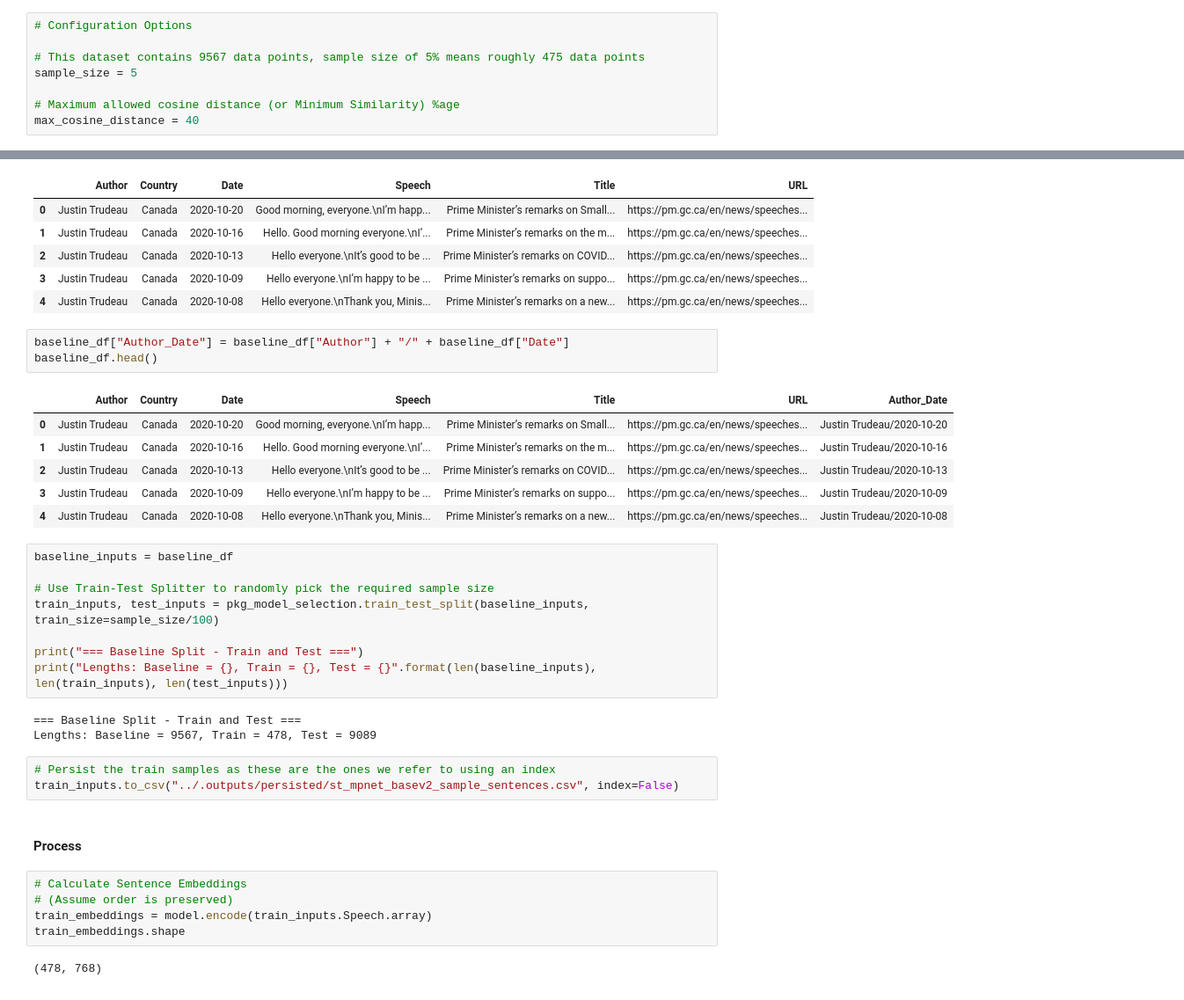
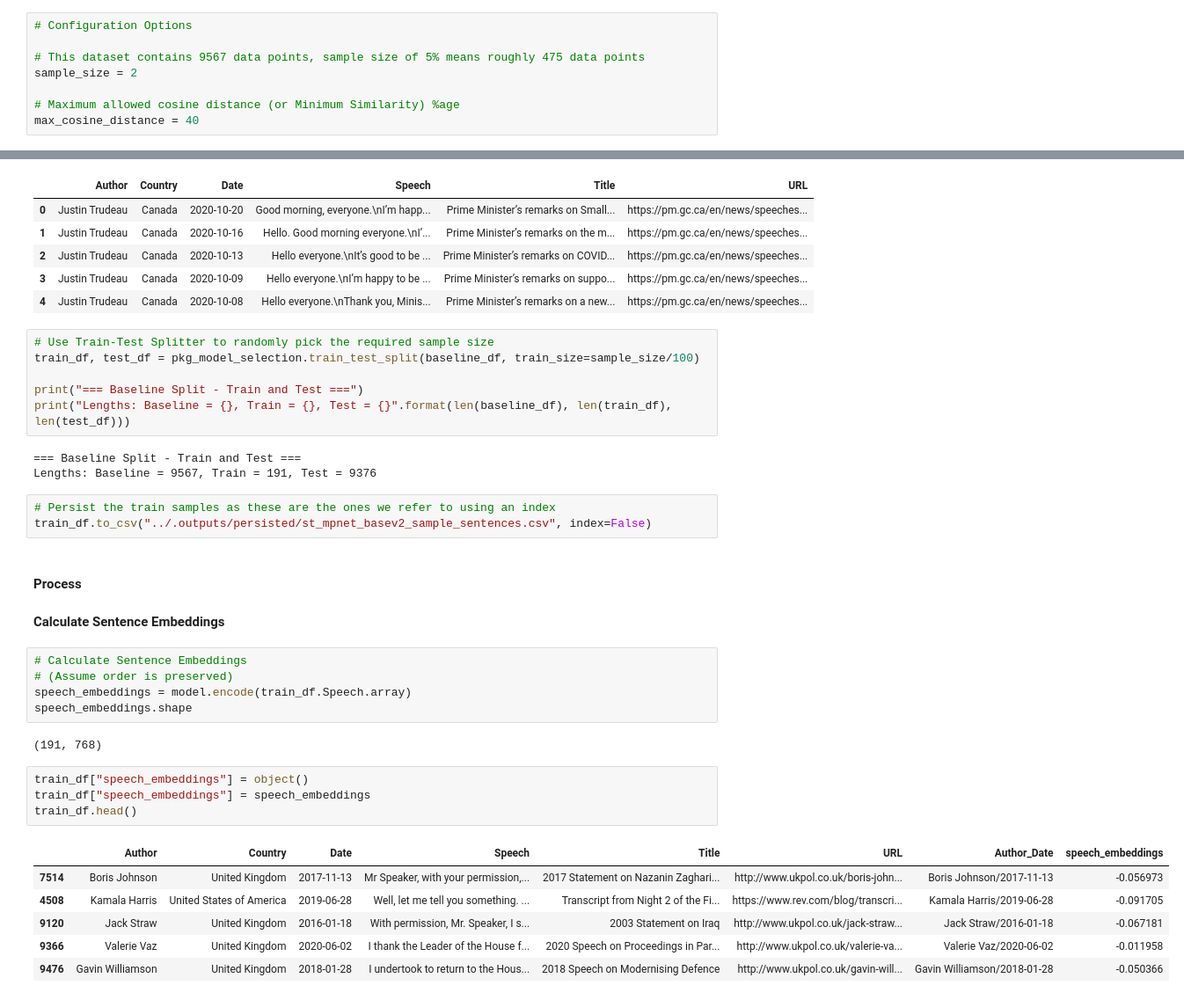
Before and after one commit to laxmilearn/ml_playground, a Jupyter notebook: src/st_mpnet_basev2_play.ipynb, the cells around one changed output, grey strips where cells are left out. Shown at 88% size. Drawn from its saved outputs; the diff is of its cells as text.

```diff
--- a/src/st_mpnet_basev2_play.ipynb
+++ b/src/st_mpnet_basev2_play.ipynb
@@ -68,7 +69,7 @@ Cosine Similiarity: 0.553466796875 for sentence = People having fun, laughing ou
 # Configuration Options
 
 # This dataset contains 9567 data points, sample size of 5% means roughly 475 data points
-sample_size = 5
+sample_size = 2
 
 # Maximum allowed cosine distance (or Minimum Similarity) %age
 max_cosine_distance = 40
@@ -82,36 +83,37 @@ baseline_df.head()
 | 2 | Justin Trudeau | Canada | 2020-10-13 | Hello everyone.\nIt’s good to be ... | Prime Minister’s remarks on COVID... | https://pm.gc.ca/en/news/speeches... |
 | 3 | Justin Trudeau | Canada | 2020-10-09 | Hello everyone.\nI’m happy to be ... | Prime Minister’s remarks on suppo... | https://pm.gc.ca/en/news/speeches... |
 | 4 | Justin Trudeau | Canada | 2020-10-08 | Hello everyone.\nThank you, Minis... | Prime Minister’s remarks on a new... | https://pm.gc.ca/en/news/speeches... |
-# %%
-baseline_df["Author_Date"] = baseline_df["Author"] + "/" + baseline_df["Date"]
-baseline_df.head()
-# %% [output]
-|  | Author | Country | Date | Speech | Title | URL | Author_Date |
-| 0 | Justin Trudeau | Canada | 2020-10-20 | Good morning, everyone.\nI’m happ... | Prime Minister’s remarks on Small... | https://pm.gc.ca/en/news/speeches... | Justin Trudeau/2020-10-20 |
-| 1 | Justin Trudeau | Canada | 2020-10-16 | Hello. Good morning everyone.\nI’... | Prime Minister’s remarks on the m... | https://pm.gc.ca/en/news/speeches... | Justin Trudeau/2020-10-16 |
-| 2 | Justin Trudeau | Canada | 2020-10-13 | Hello everyone.\nIt’s good to be ... | Prime Minister’s remarks on COVID... | https://pm.gc.ca/en/news/speeches... | Justin Trudeau/2020-10-13 |
-| 3 | Justin Trudeau | Canada | 2020-10-09 | Hello everyone.\nI’m happy to be ... | Prime Minister’s remarks on suppo... | https://pm.gc.ca/en/news/speeches... | Justin Trudeau/2020-10-09 |
-| 4 | Justin Trudeau | Canada | 2020-10-08 | Hello everyone.\nThank you, Minis... | Prime Minister’s remarks on a new... | https://pm.gc.ca/en/news/speeches... | Justin Trudeau/2020-10-08 |
 # %%
-baseline_inputs = baseline_df
-
 # Use Train-Test Splitter to randomly pick the required sample size
-train_inputs, test_inputs = pkg_model_selection.train_test_split(baseline_inputs, train_size=sample_size/100)
+train_df, test_df = pkg_model_selection.train_test_split(baseline_df, train_size=sample_size/100)
 
 print("=== Baseline Split - Train and Test ===")
-print("Lengths: Baseline = {}, Train = {}, Test = {}".format(len(baseline_inputs), len(train_inputs), len(test_inputs)))
+print("Lengths: Baseline = {}, Train = {}, Test = {}".format(len(baseline_df), len(train_df), len(test_df)))
 # %% [output]
 === Baseline Split - Train and Test ===
-Lengths: Baseline = 9567, Train = 478, Test = 9089
+Lengths: Baseline = 9567, Train = 191, Test = 9376
 # %%
 # Persist the train samples as these are the ones we refer to using an index
-train_inputs.to_csv("../.outputs/persisted/st_mpnet_basev2_sample_sentences.csv", index=False)
+train_df.to_csv("../.outputs/persisted/st_mpnet_basev2_sample_sentences.csv", index=False)
 # %% [markdown]
 #### Process
+# %% [markdown]
+**Calculate Sentence Embeddings**
 # %%
 # Calculate Sentence Embeddings
 # (Assume order is preserved)
-train_embeddings = model.encode(train_inputs.Speech.array)
-train_embeddings.shape
+speech_embeddings = model.encode(train_df.Speech.array)
+speech_embeddings.shape
 # %% [output]
-(478, 768)
+(191, 768)
+# %%
+train_df["speech_embeddings"] = object()
+train_df["speech_embeddings"] = speech_embeddings
+train_df.head()
+# %% [output]
+|  | Author | Country | Date | Speech | Title | URL | Author_Date | speech_embeddings |
+| 7514 | Boris Johnson | United Kingdom | 2017-11-13 | Mr Speaker, with your permission,... | 2017 Statement on Nazanin Zaghari... | http://www.ukpol.co.uk/boris-john... | Boris Johnson/2017-11-13 | -0.056973 |
+| 4508 | Kamala Harris | United States of America | 2019-06-28 | Well, let me tell you something. ... | Transcript from Night 2 of the Fi... | https://www.rev.com/blog/transcri... | Kamala Harris/2019-06-28 | -0.091705 |
+| 9120 | Jack Straw | United Kingdom | 2016-01-18 | With permission, Mr. Speaker, I s... | 2003 Statement on Iraq | http://www.ukpol.co.uk/jack-straw... | Jack Straw/2016-01-18 | -0.067181 |
+| 9366 | Valerie Vaz | United Kingdom | 2020-06-02 | I thank the Leader of the House f... | 2020 Speech on Proceedings in Par... | http://www.ukpol.co.uk/valerie-va... | Valerie Vaz/2020-06-02 | -0.011958 |
+| 9476 | Gavin Williamson | United Kingdom | 2018-01-28 | I undertook to return to the Hous... | 2018 Speech on Modernising Defence | http://www.ukpol.co.uk/gavin-will... | Gavin Williamson/2018-01-28 | -0.050366 |
```
Also changed, not shown: parts of 10 cells of this notebook, 2 other files.
